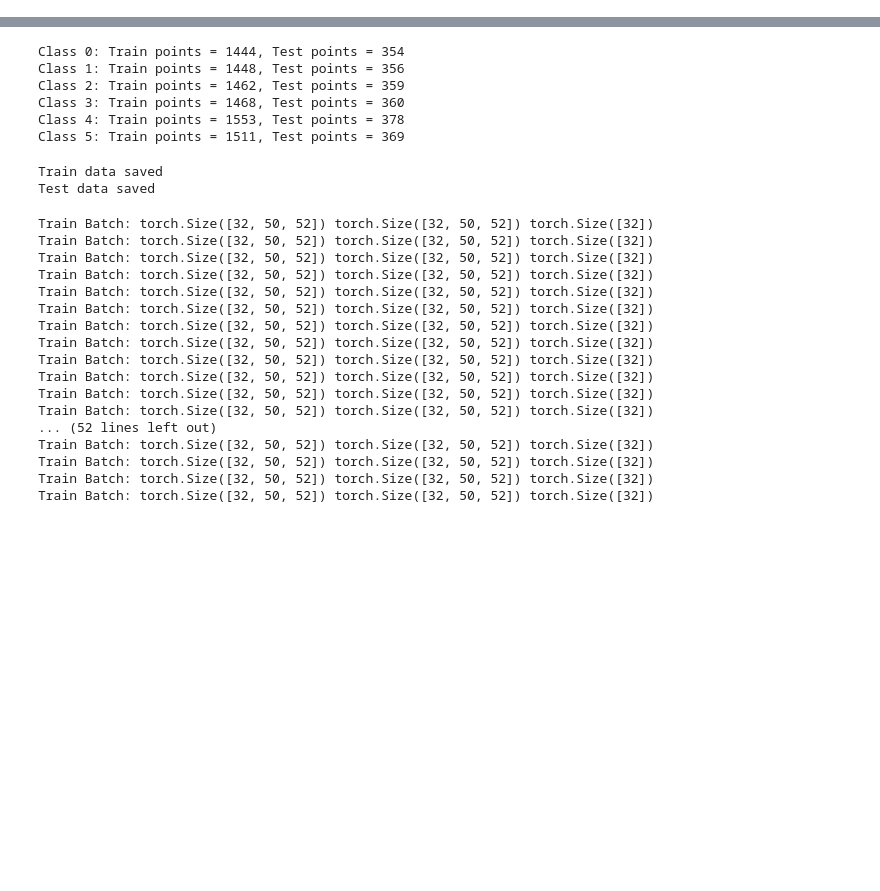
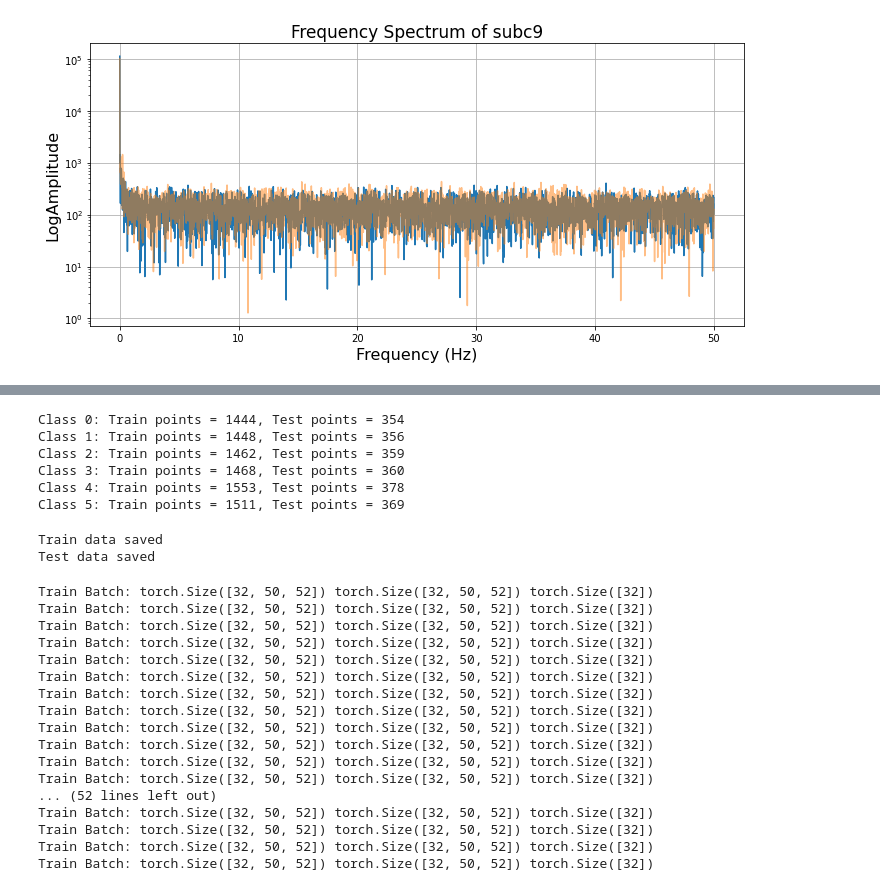
Before and after one commit to Paco-Danes/Thesis, a Jupyter notebook: Code/preprocessing.ipynb, the cells around one changed output, grey strips where cells are left out. Cells and saved outputs as stored; diff of their text form; code cells hidden in the pictures; blank space fills up the shorter version.

```diff
--- a/Code/preprocessing.ipynb
+++ b/Code/preprocessing.ipynb
@@ -122,0 +158,33 @@ def create_dataset_from_csvs(amplitude_file_groups, phase_file_groups, window_si
+# %%
+import numpy as np
+import matplotlib.pyplot as plt
+from scipy.fft import rfft, rfftfreq
+
+# Extract the signal from the DataFrame
+signal =  amp_raw_p1.loc[:6810, 'subc2'].to_numpy()
+signal_2 = amp_raw_p2.loc[:6810, 'subc2'].to_numpy()
+signal_3 = amp_raw_p3.loc[:6810, 'subc2'].to_numpy()
+# Number of samples
+N = len(signal)
+
+# Sampling interval (time between samples)
+T = 0.01  # Since each packet corresponds to 0.01s
+
+# Compute the Fourier Transform
+yf = rfft(signal)
+yf_2 = rfft(signal_2)
+# Compute the frequency bins
+xf = rfftfreq(N, T)
+
+# Plot the frequency spectrum
+plt.figure(figsize=(10, 5))
+plt.semilogy(xf, np.abs(yf)) # log of abs(yf)
+plt.semilogy(xf, np.abs(yf_2), alpha = 0.5)
+plt.title('Frequency Spectrum of subc9', fontsize=17)
+plt.xlabel('Frequency (Hz)', fontsize=16)
+plt.ylabel('LogAmplitude', fontsize=16)
+plt.grid(True)
+plt.tight_layout()
+plt.show()
+# %% [output]
+[figure, added]
```
Also changed, not shown: parts of 6 cells of this notebook, 12 other files.
